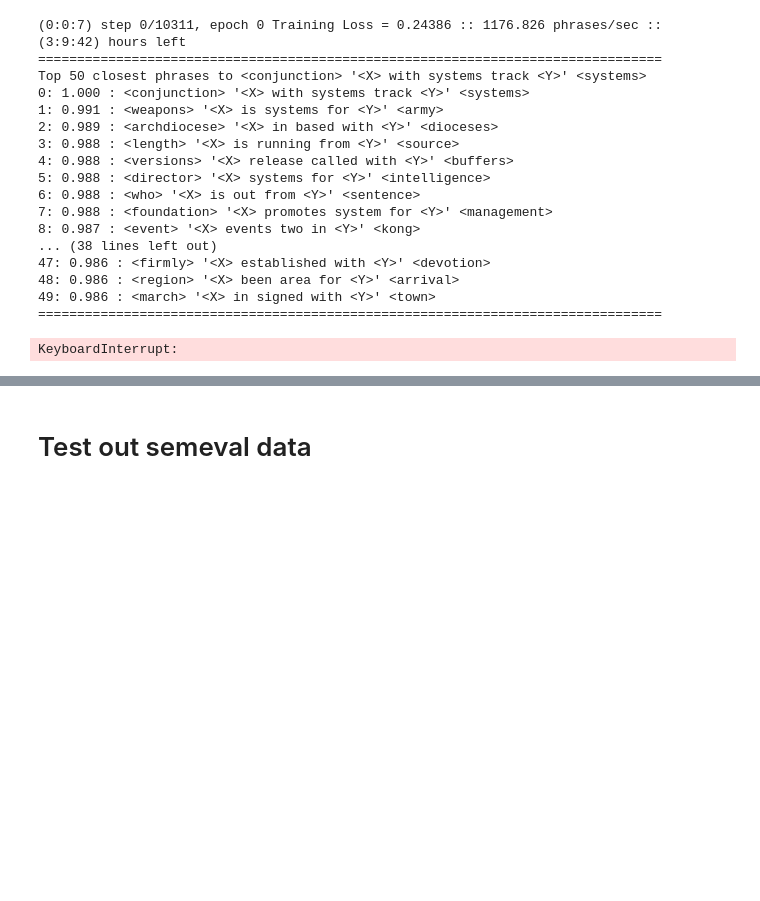
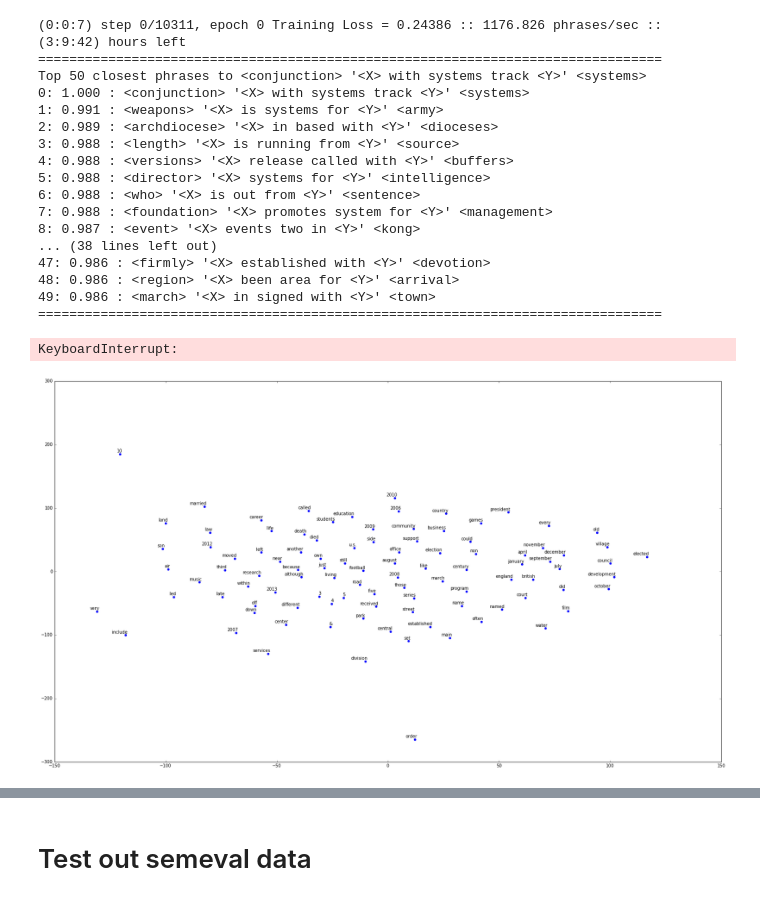
Before and after one commit to teffland/Relation-Extraction, a Jupyter notebook: semeval_rnn_self_pretrain.ipynb, the cells around one changed output, grey strips where cells are left out. Cells and saved outputs as stored; diff of their text form; code cells hidden in the pictures; blank space fills up the shorter version.

```diff
--- a/semeval_rnn_self_pretrain.ipynb
+++ b/semeval_rnn_self_pretrain.ipynb
@@ -713,3 +705,25 @@ drnn.checkpoint()
 #     ax.scatter(x, y, color='r')
 #     ax.annotate(label, xy=(x, y), xytext=(5, 2), textcoords='offset points',
 #                    ha='right', va='bottom')
+# %%
+### TW2V demo ###
+start = 200
+stride = 100
+end = start + stride
+
+lowd = TSNE(perplexity=20, n_components=2, init='pca', n_iter=5000)
+# lowd = PCA(n_components=2)
+
+target_2d = lowd.fit_transform(word_embeddings[start:end])
+
+fig, ax = plt.subplots(figsize=(28,16))
+for i, label in enumerate(DH.vocab[start:end]):
+    label = "%s" % (label)
+    x, y = target_2d[i,:]
+    ax.scatter(x, y, color='b')
+    ax.annotate(label, xy=(x, y), xytext=(5, 2), textcoords='offset points',
+                   ha='right', va='bottom')
+
+plt.savefig('word2vec_demo.png', dpi=200)
+# %% [output]
+[figure, added]
```
Also changed, not shown: parts of 19 cells of this notebook, 5 other files.
